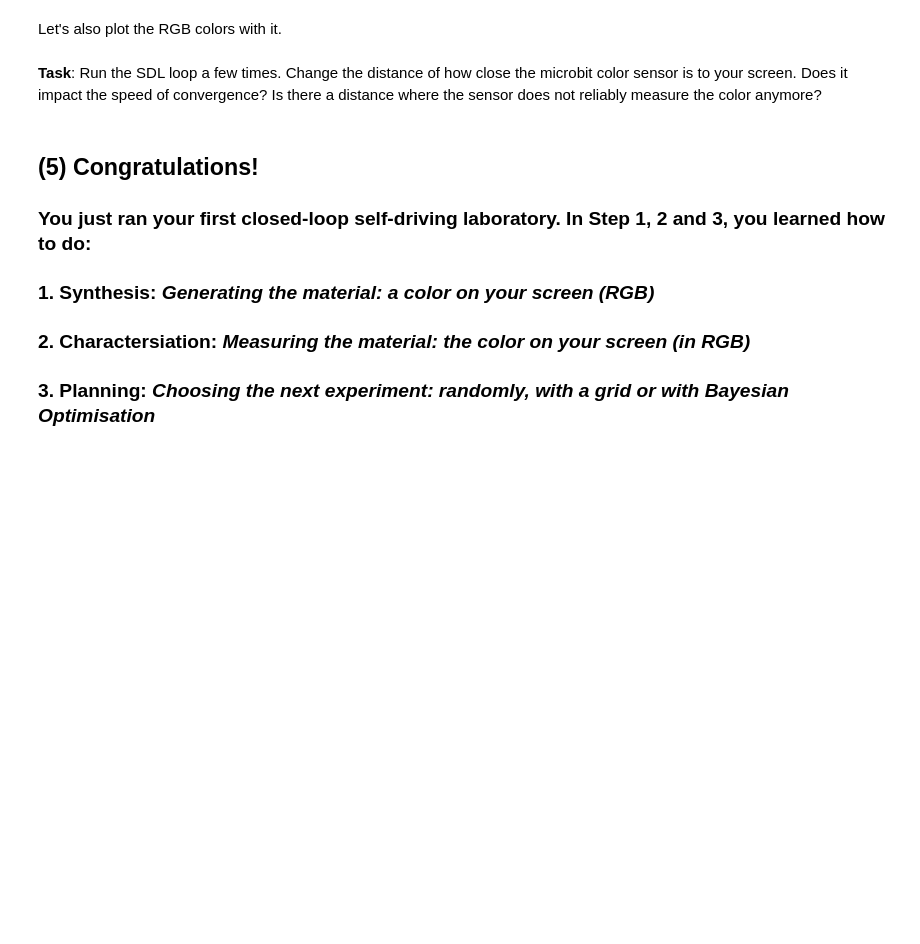
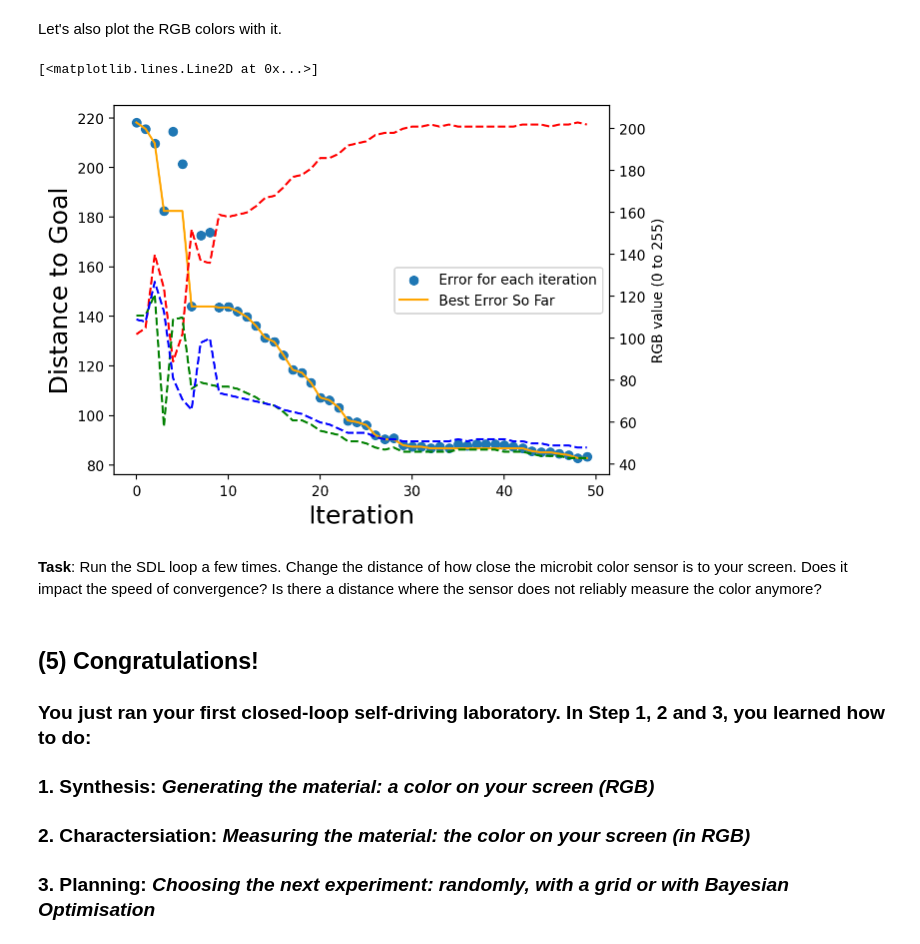
Before and after one commit to matterhorn-studio/SDL4Kids.com, a Jupyter notebook: notebooks/MacOS/Step 3 - Planning (MacOS).ipynb, the cells around one changed output. Saved outputs shown, nothing was run; the diff lists cells and outputs as text; code cells hidden in the pictures; blank space fills up the shorter version.

```diff
--- a/notebooks/MacOS/Step 3 - Planning (MacOS).ipynb
+++ b/notebooks/MacOS/Step 3 - Planning (MacOS).ipynb
@@ -481,6 +546,6 @@ import serial
 # %%
 ser = serial.Serial()
-ser = serial.Serial("/dev/cu.usbmodem102",115200, timeout=0.1)
+ser = serial.Serial("/dev/cu.usbmodem1102",115200, timeout=0.1)
 # %%
 def characterise():
     import time
@@ -662,27 +752,30 @@ Let's also plot the RGB colors with it.
 # %%
 import matplotlib.pyplot as plt
 # Plot error for each iteration
 plt.scatter(range(len(error_values)), error_values, label="Error for each iteration")
 
 # Calculate best error so far
 best_error_so_far = 1000
 best_errors = []
 for value in error_values:
     if value < best_error_so_far:
         best_error_so_far = value
     best_errors.append(best_error_so_far)
 
 # Plot best error so far
 plt.plot(best_errors, label="Best Error So Far", color="orange")
 plt.xlabel('Iteration', fontsize=18)
 plt.ylabel('Distance to Goal', fontsize=18)
-plt.legend()
+plt.legend(loc = "center right")
 ax = plt.gca()
 secax = ax.twinx()
 secax.set_ylabel('RGB value (0 to 255)')
 secax.plot(samples['R'], color='red', linestyle='dashed')
 secax.plot(samples['G'], color='green', linestyle='dashed')
 secax.plot(samples['B'], color='blue', linestyle='dashed')
+# %% [output]
+[<matplotlib.lines.Line2D at 0x...>]
+[figure, added]
 # %% [markdown]
 **Task**: Run the SDL loop a few times. Change the distance of how close the microbit color sensor is to your screen. Does it impact the speed of convergence? Is there a distance where the sensor does not reliably measure the color anymore?
 # %% [markdown]
```
Also changed, not shown: parts of 12 cells of this notebook, 3 other files.
